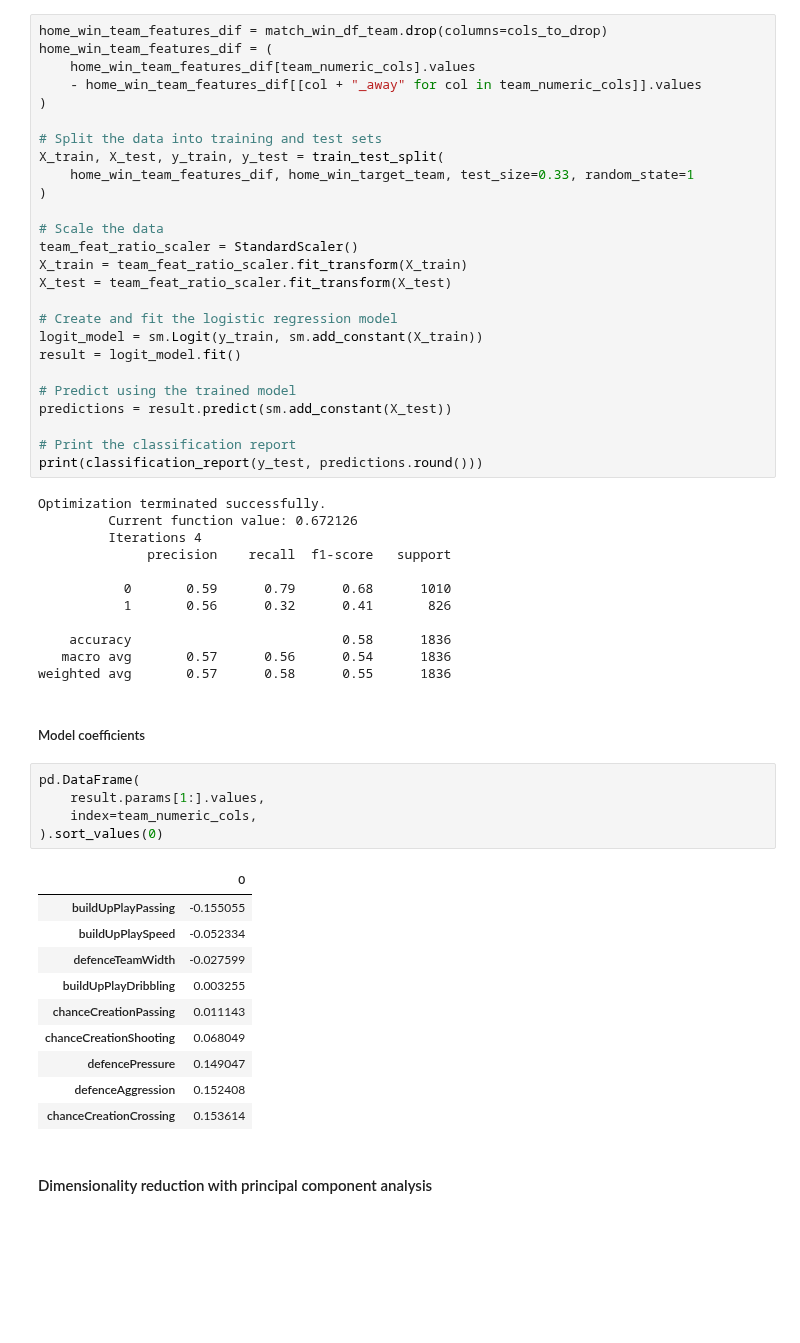
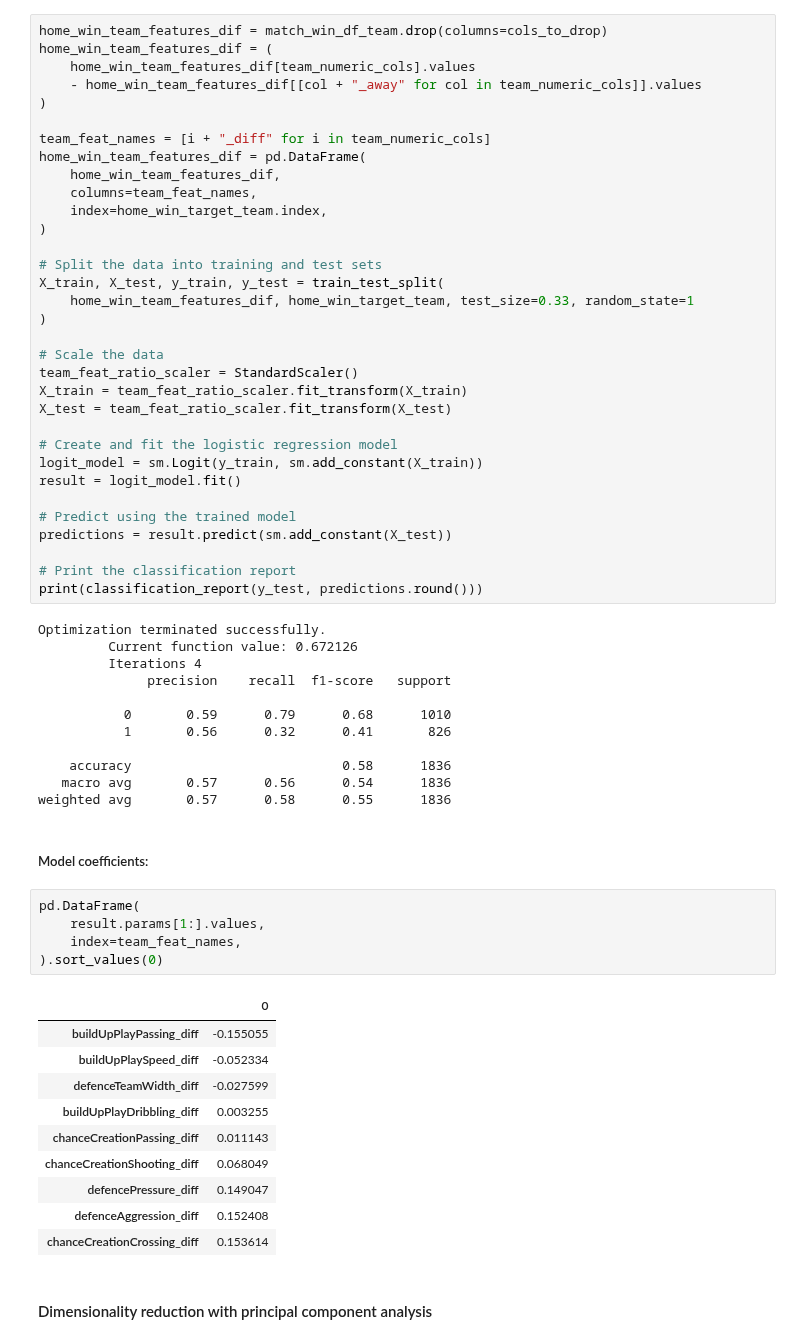
Before and after one commit to gediminas-skvarnavicius/football-db-analysis, a Jupyter notebook: analysis.ipynb, the cells around one changed output. Drawn from its saved outputs; the diff is of its cells as text; blank space fills up the shorter version.

```diff
--- a/analysis.ipynb
+++ b/analysis.ipynb
@@ -983,6 +990,13 @@ home_win_team_features_dif = match_win_df_team.drop(columns=cols_to_drop)
 home_win_team_features_dif = (
     home_win_team_features_dif[team_numeric_cols].values
     - home_win_team_features_dif[[col + "_away" for col in team_numeric_cols]].values
+)
+
+team_feat_names = [i + "_diff" for i in team_numeric_cols]
+home_win_team_features_dif = pd.DataFrame(
+    home_win_team_features_dif,
+    columns=team_feat_names,
+    index=home_win_target_team.index,
 )
 
 # Split the data into training and test sets
@@ -1017,23 +1031,23 @@ Optimization terminated successfully.
    macro avg       0.57      0.56      0.54      1836
 weighted avg       0.57      0.58      0.55      1836
 # %% [markdown]
-##### Model coefficients
+##### Model coefficients:
 # %%
 pd.DataFrame(
     result.params[1:].values,
-    index=team_numeric_cols,
+    index=team_feat_names,
 ).sort_values(0)
 # %% [output]
 |  | 0 |
-| buildUpPlayPassing | -0.155055 |
-| buildUpPlaySpeed | -0.052334 |
-| defenceTeamWidth | -0.027599 |
-| buildUpPlayDribbling | 0.003255 |
-| chanceCreationPassing | 0.011143 |
-| chanceCreationShooting | 0.068049 |
-| defencePressure | 0.149047 |
-| defenceAggression | 0.152408 |
-| chanceCreationCrossing | 0.153614 |
+| buildUpPlayPassing_diff | -0.155055 |
+| buildUpPlaySpeed_diff | -0.052334 |
+| defenceTeamWidth_diff | -0.027599 |
+| buildUpPlayDribbling_diff | 0.003255 |
+| chanceCreationPassing_diff | 0.011143 |
+| chanceCreationShooting_diff | 0.068049 |
+| defencePressure_diff | 0.149047 |
+| defenceAggression_diff | 0.152408 |
+| chanceCreationCrossing_diff | 0.153614 |
 # %% [markdown]
 #### Dimensionality reduction with principal component analysis
 # %% [markdown]
```
Also changed, not shown: parts of 30 cells of this notebook.
